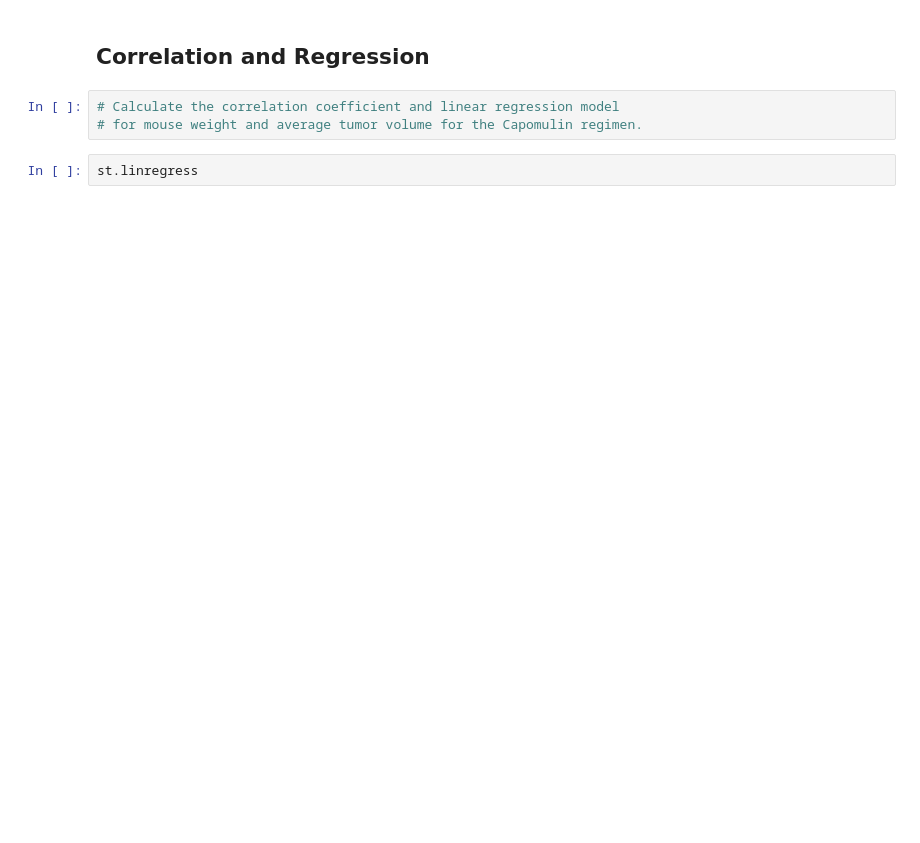
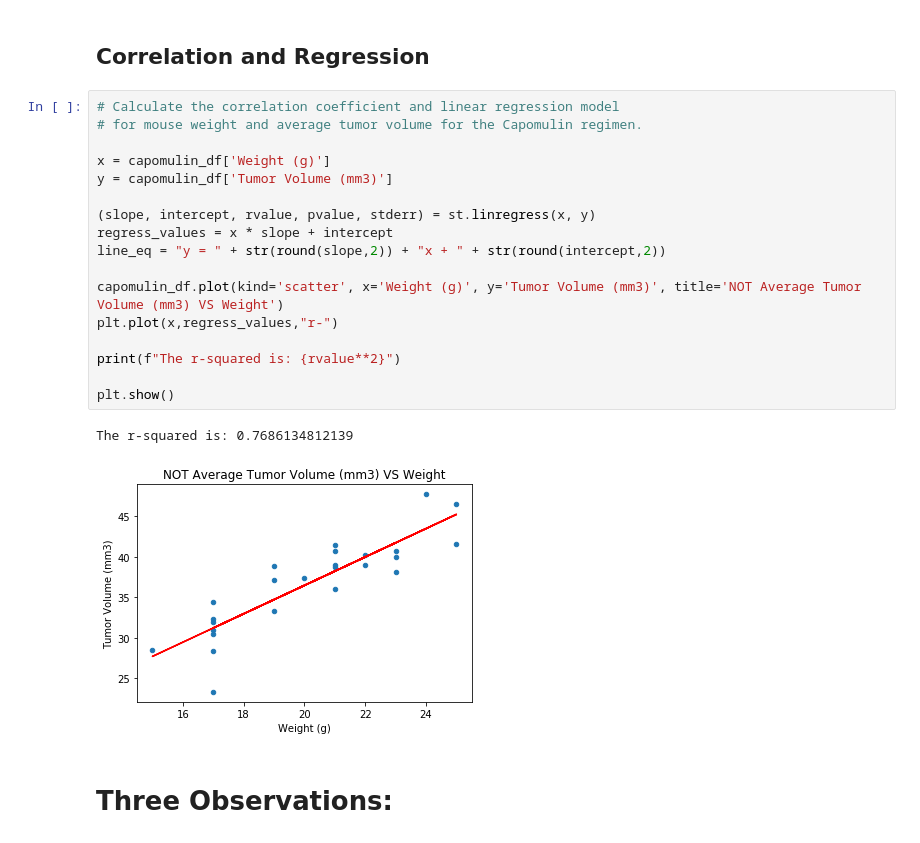
Before and after one commit to ckunakom/matplotlib-challenge, a Jupyter notebook: Pymaceuticals analysis.ipynb, the cells around one changed output. Cells and saved outputs as stored; diff of their text form; blank space fills up the shorter version.

```diff
--- a/Pymaceuticals analysis.ipynb
+++ b/Pymaceuticals analysis.ipynb
@@ -298,7 +297,24 @@ AttributeError: 'str' object has no attribute 'mean'
 # %% [markdown]
 ## Correlation and Regression
-# %%
-# Calculate the correlation coefficient and linear regression model
-# for mouse weight and average tumor volume for the Capomulin regimen.
-# %%
-st.linregress
+# %%
+# Calculate the correlation coefficient and linear regression model
+# for mouse weight and average tumor volume for the Capomulin regimen.
+
+x = capomulin_df['Weight (g)']
+y = capomulin_df['Tumor Volume (mm3)']
+
+(slope, intercept, rvalue, pvalue, stderr) = st.linregress(x, y)
+regress_values = x * slope + intercept
+line_eq = "y = " + str(round(slope,2)) + "x + " + str(round(intercept,2))
+
+capomulin_df.plot(kind='scatter', x='Weight (g)', y='Tumor Volume (mm3)', title='NOT Average Tumor Volume (mm3) VS Weight')
+plt.plot(x,regress_values,"r-")
+
+print(f"The r-squared is: {rvalue**2}")
+
+plt.show()
+# %% [output]
+The r-squared is: 0.7686134812139
+[figure, added]
+# %% [markdown]
+# Three Observations:
```
Also changed, not shown: parts of 7 cells of this notebook.
